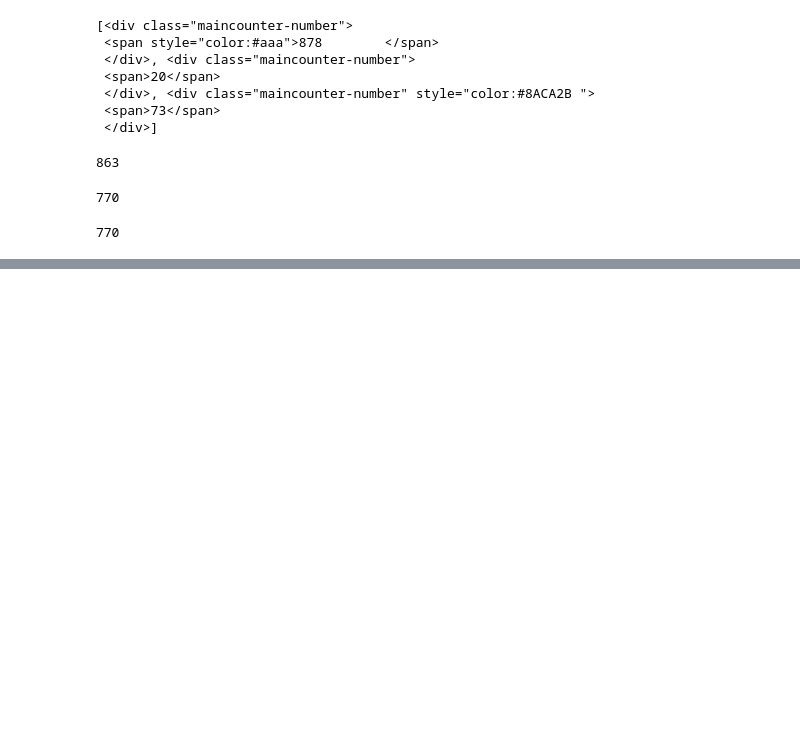
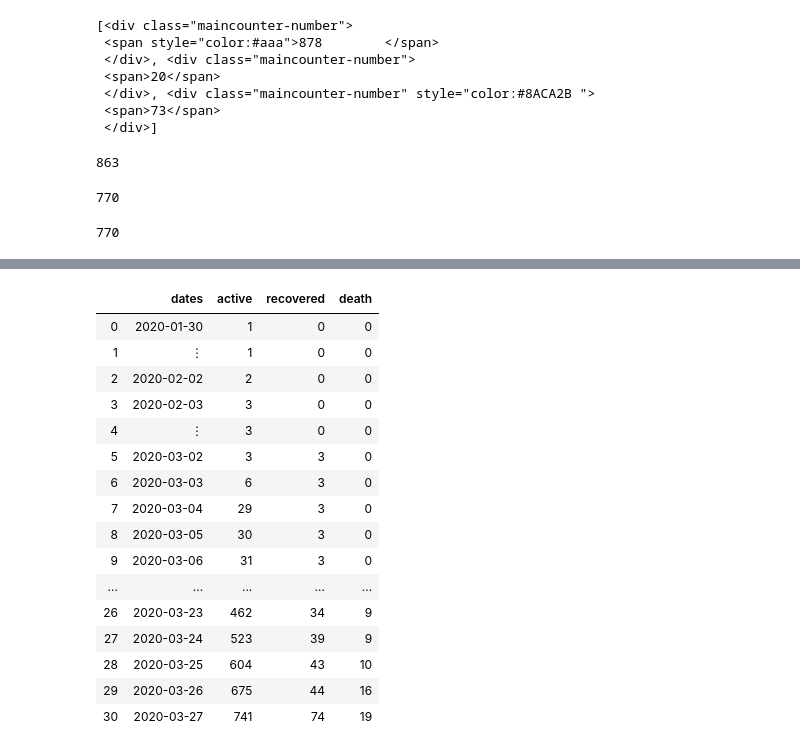
Before and after one commit to aashishbiradar/corona-live, a Jupyter notebook: pynote/scrape.ipynb, the cells around one changed output, grey strips where cells are left out. Saved outputs shown, nothing was run; the diff lists cells and outputs as text; code cells hidden in the pictures; blank space fills up the shorter version.

```diff
--- a/pynote/scrape.ipynb
+++ b/pynote/scrape.ipynb
@@ -320,0 +385,36 @@ active
+# %%
+active=list()
+death=list()
+recovered=list()
+# %%
+for rows in data:
+    row=rows.findAll('div')
+    active.append(row[2].get('title').replace(",",""))
+    death.append(row[0].get('title').replace(",",''))
+    recovered.append(row[1].get('title').replace(",",""))
+# %%
+active=list(map(int,active))
+death=list(map(int,death))
+recovered=list(map(int,recovered))
+# %%
+daily=pd.DataFrame(zip(dates,active,recovered,death),columns=['dates','active','recovered','death'])
+# %%
+daily
+# %% [output]
+|  | dates | active | recovered | death |
+| 0 | 2020-01-30 | 1 | 0 | 0 |
+| 1 | ⋮ | 1 | 0 | 0 |
+| 2 | 2020-02-02 | 2 | 0 | 0 |
+| 3 | 2020-02-03 | 3 | 0 | 0 |
+| 4 | ⋮ | 3 | 0 | 0 |
+| 5 | 2020-03-02 | 3 | 3 | 0 |
+| 6 | 2020-03-03 | 6 | 3 | 0 |
+| 7 | 2020-03-04 | 29 | 3 | 0 |
+| 8 | 2020-03-05 | 30 | 3 | 0 |
+| 9 | 2020-03-06 | 31 | 3 | 0 |
+| ... | ... | ... | ... | ... |
+| 26 | 2020-03-23 | 462 | 34 | 9 |
+| 27 | 2020-03-24 | 523 | 39 | 9 |
+| 28 | 2020-03-25 | 604 | 43 | 10 |
+| 29 | 2020-03-26 | 675 | 44 | 16 |
+| 30 | 2020-03-27 | 741 | 74 | 19 |
```
Also changed, not shown: parts of 20 cells of this notebook, 1 other file.
